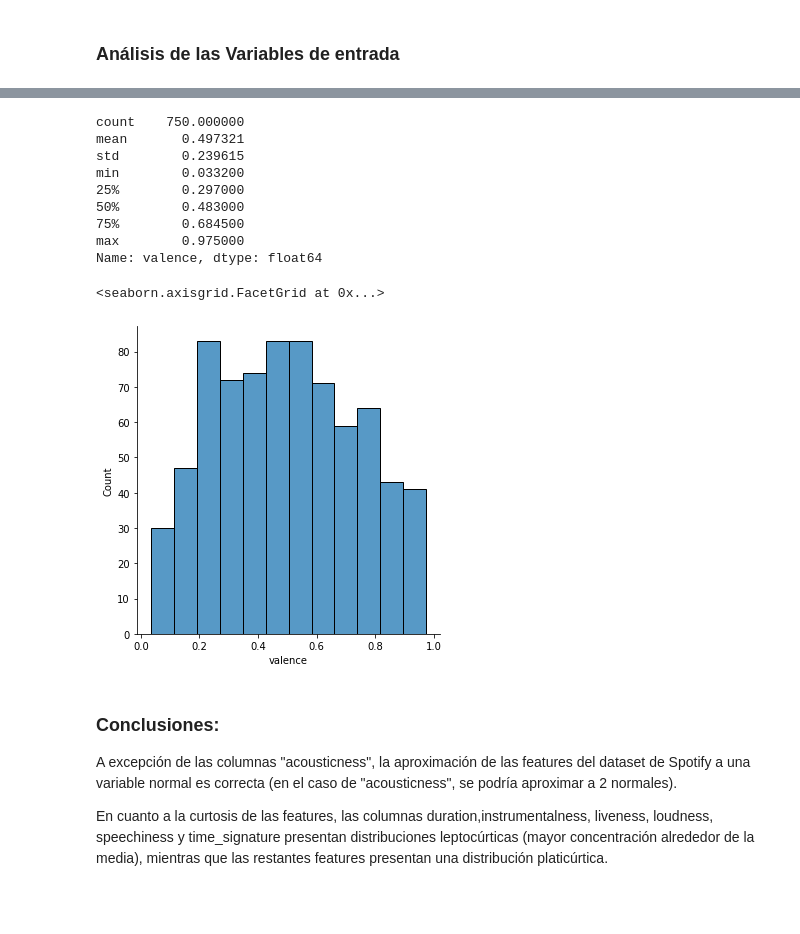
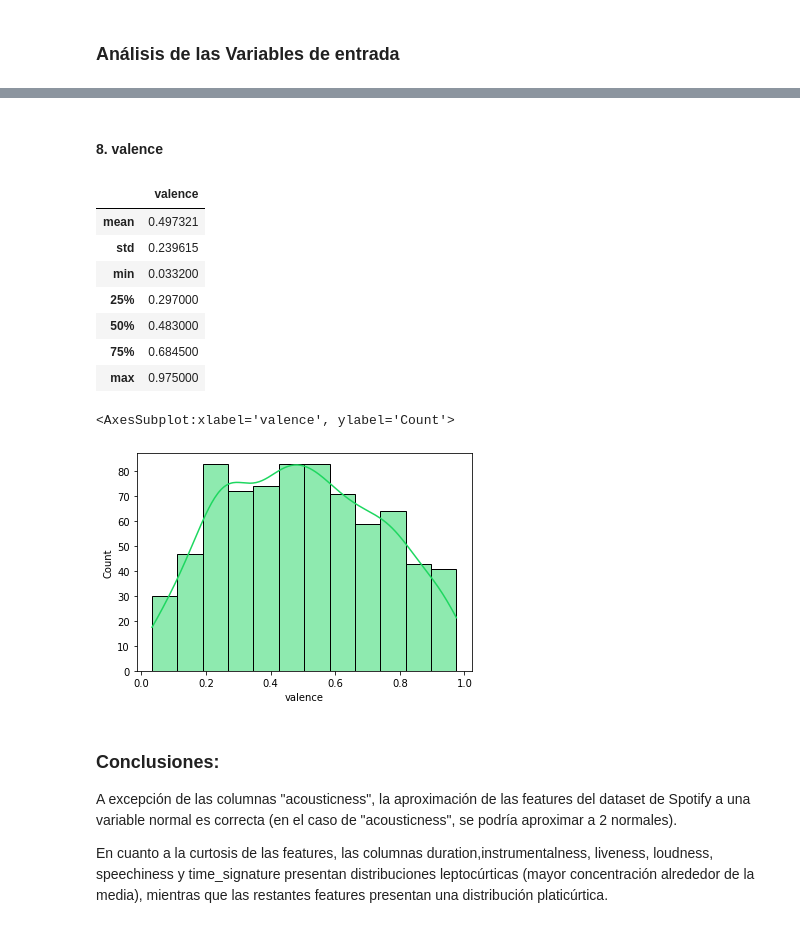
Before and after one commit to ldidone/analisis_de_datos_CEIA_TP, a Jupyter notebook: Análisis_de_Datos_Spotify.ipynb, the cells around one changed output, grey strips where cells are left out. Cells and saved outputs as stored; diff of their text form; code cells hidden in the pictures; blank space fills up the shorter version.

```diff
--- a/Análisis_de_Datos_Spotify.ipynb
+++ b/Análisis_de_Datos_Spotify.ipynb
@@ -12,6 +12,10 @@ import pandas as pd
 import numpy as np
 import matplotlib.pyplot as plt
 import seaborn as sns
+# %%
+# Set color palette
+color = ['#1ED760', '#FAF5F5']
+sns.set_palette(sns.color_palette(color))
 # %%
 # Load dataset from GitHub repository
 df = pd.read_csv('https://raw.githubusercontent.com/ldidone/analisis_de_datos_CEIA_TP/main/data/data_playlist.csv')
@@ -261,20 +274,21 @@ sns.distplot(df['tempo'])
+# %% [markdown]
+#### 8. valence
 # %%
-df['valence'].describe()
+df.valence.describe().loc[useful_statistics].to_frame()
 # %% [output]
-count    750.000000
-mean       0.497321
-std        0.239615
-min        0.033200
-25%        0.297000
-50%        0.483000
-75%        0.684500
-max        0.975000
-Name: valence, dtype: float64
+|  | valence |
+| mean | 0.497321 |
+| std | 0.239615 |
+| min | 0.033200 |
+| 25% | 0.297000 |
+| 50% | 0.483000 |
+| 75% | 0.684500 |
+| max | 0.975000 |
 # %%
-sns.displot(df['valence'])
+sns.histplot(df['valence'], kde=True)
 # %% [output]
-<seaborn.axisgrid.FacetGrid at 0x...>
+<AxesSubplot:xlabel='valence', ylabel='Count'>
-[figure, old version]
+[figure, new version]
 # %% [markdown]
 ### Conclusiones:
 A excepción de las columnas "acousticness", la aproximación de las features del dataset de Spotify a una variable normal es correcta (en el caso de "acousticness", se podría aproximar a 2 normales).
```
Also changed, not shown: parts of 64 cells of this notebook, 1 other file.
